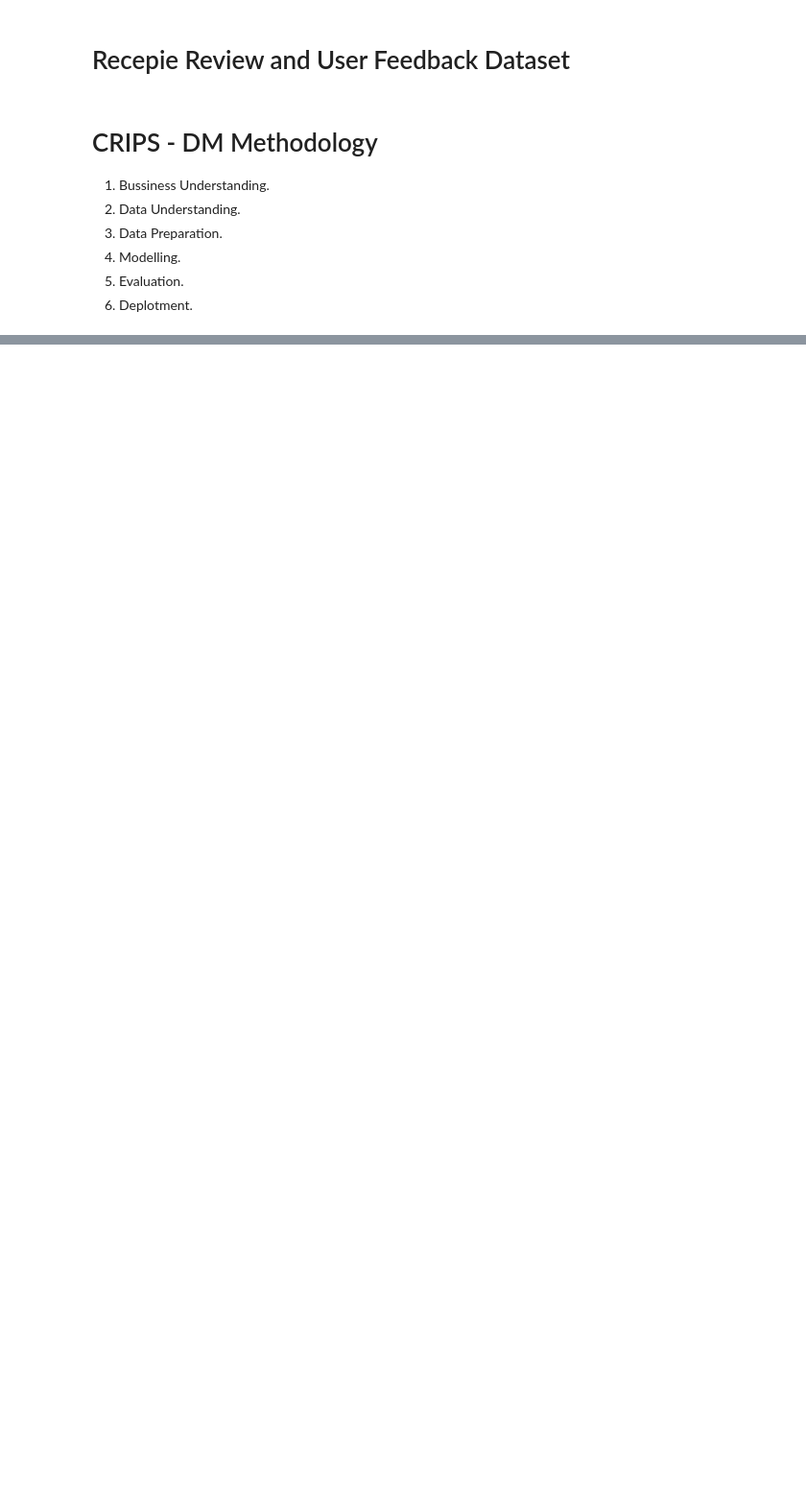
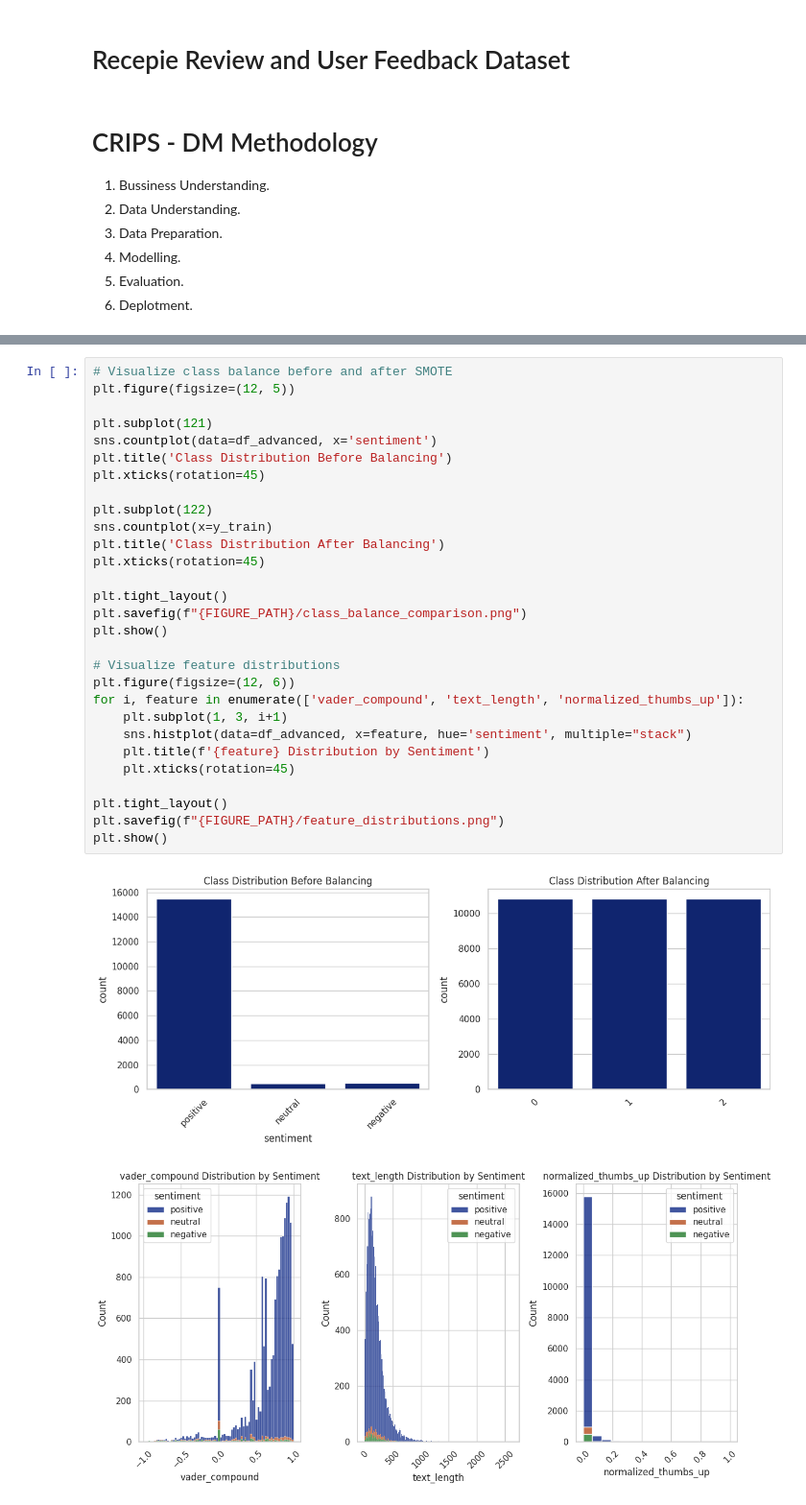
Before and after one commit to Geovannyy/Geovannyy-ML-DM-with-Python-and-Azure-ML-Studio, a Jupyter notebook: notebooks/Task_3_Sentiment_Analysis.ipynb, the cells around one changed output, grey strips where cells are left out. Shown at 96% size. Cells and saved outputs as stored; diff of their text form; blank space fills up the shorter version.

```diff
--- a/notebooks/Task_3_Sentiment_Analysis.ipynb
+++ b/notebooks/Task_3_Sentiment_Analysis.ipynb
@@ -660,0 +486,32 @@ analyze_edge_cases(sentiment_results)
+# %%
+# Visualize class balance before and after SMOTE
+plt.figure(figsize=(12, 5))
+
+plt.subplot(121)
+sns.countplot(data=df_advanced, x='sentiment')
+plt.title('Class Distribution Before Balancing')
+plt.xticks(rotation=45)
+
+plt.subplot(122)
+sns.countplot(x=y_train)
+plt.title('Class Distribution After Balancing')
+plt.xticks(rotation=45)
+
+plt.tight_layout()
+plt.savefig(f"{FIGURE_PATH}/class_balance_comparison.png")
+plt.show()
+
+# Visualize feature distributions
+plt.figure(figsize=(12, 6))
+for i, feature in enumerate(['vader_compound', 'text_length', 'normalized_thumbs_up']):
+    plt.subplot(1, 3, i+1)
+    sns.histplot(data=df_advanced, x=feature, hue='sentiment', multiple="stack")
+    plt.title(f'{feature} Distribution by Sentiment')
+    plt.xticks(rotation=45)
+
+plt.tight_layout()
+plt.savefig(f"{FIGURE_PATH}/feature_distributions.png")
+plt.show()
+# %% [output]
+[figure, added]
+[figure, added]
```
Also changed, not shown: parts of 57 cells of this notebook, 28 other files.
